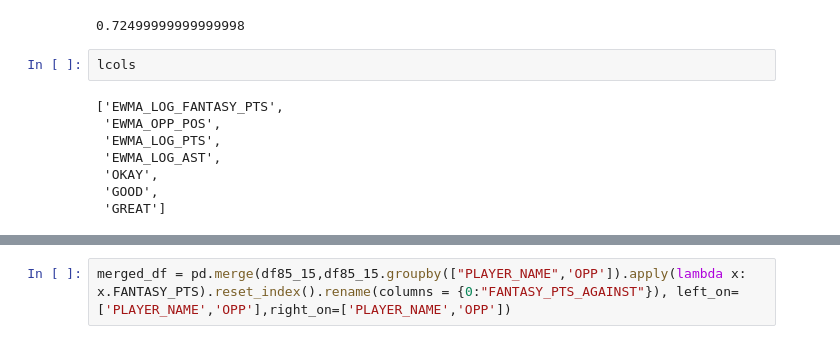
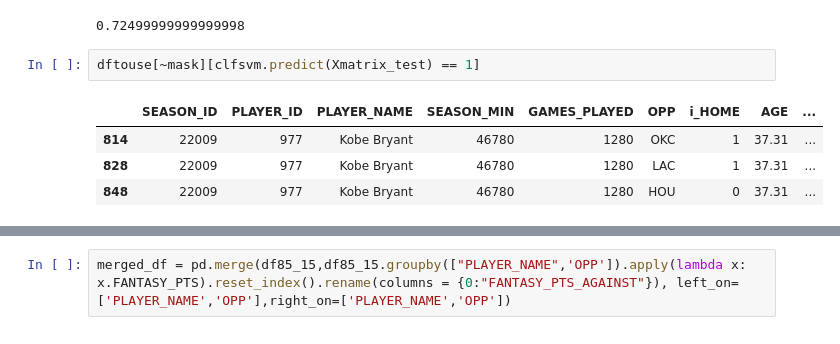
Before and after one commit to diciurcio-d/ShiftEnter, a Jupyter notebook: data_collection_sup.ipynb, the cells around one changed output, grey strips where cells are left out. Drawn from its saved outputs; the diff is of its cells as text.

```diff
--- a/data_collection_sup.ipynb
+++ b/data_collection_sup.ipynb
@@ -292,14 +293,11 @@ EWMA_OPP_POS
 EWMA_LOG_PTS
 EWMA_LOG_AST
 0.72499999999999998
-# %%
-lcols
-# %% [output]
-['EWMA_LOG_FANTASY_PTS',
- 'EWMA_OPP_POS',
- 'EWMA_LOG_PTS',
- 'EWMA_LOG_AST',
- 'OKAY',
- 'GOOD',
- 'GREAT']
+# %%
+dftouse[~mask][clfsvm.predict(Xmatrix_test) == 1]
+# %% [output]
+|  | SEASON_ID | PLAYER_ID | PLAYER_NAME | SEASON_MIN | GAMES_PLAYED | OPP | i_HOME | AGE | ... |
+| 814 | 22009 | 977 | Kobe Bryant | 46780 | 1280 | OKC | 1 | 37.31 | ... |
+| 828 | 22009 | 977 | Kobe Bryant | 46780 | 1280 | LAC | 1 | 37.31 | ... |
+| 848 | 22009 | 977 | Kobe Bryant | 46780 | 1280 | HOU | 0 | 37.31 | ... |
 # %%
```
Also changed, not shown: parts of 5 cells of this notebook, 1 other file.
